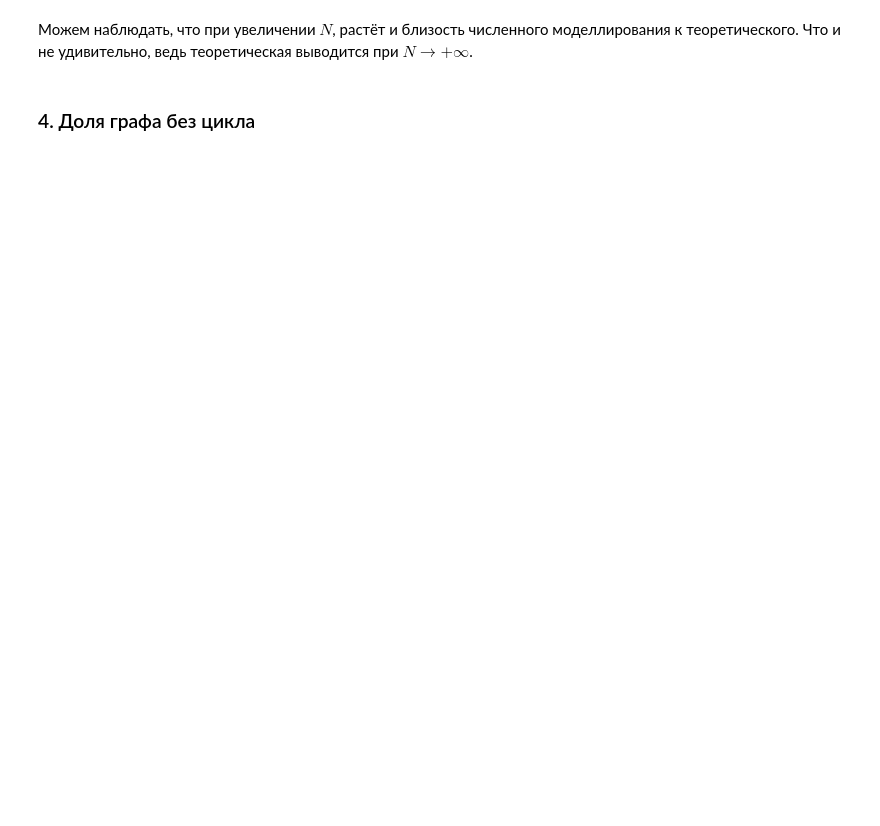
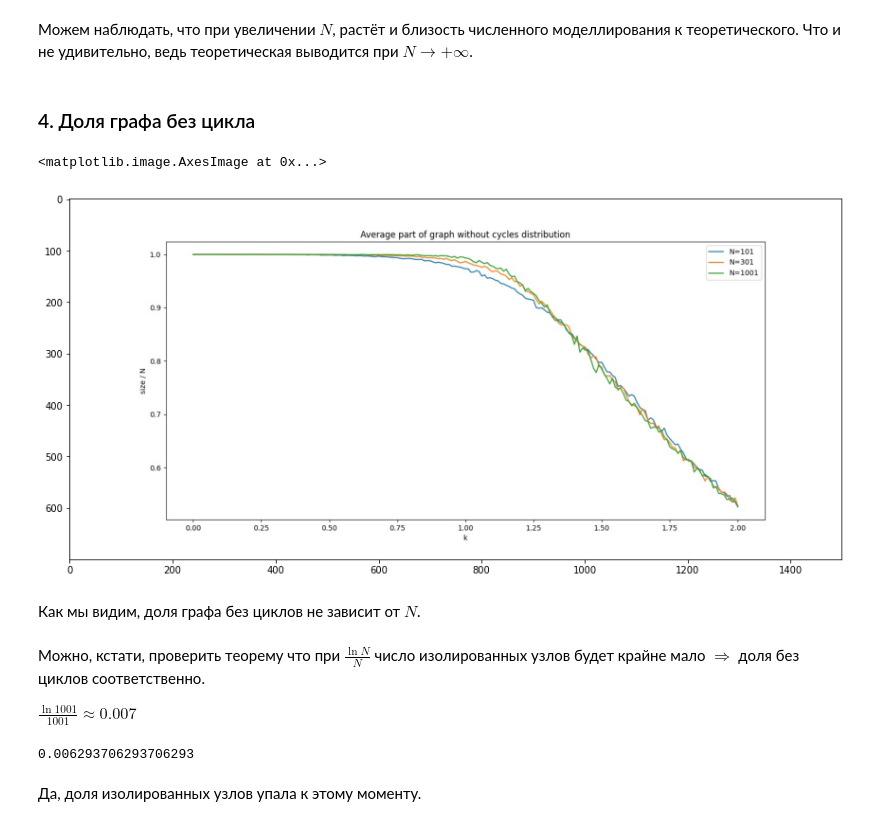
Before and after one commit to AndreyBychkov/SEIR_RandomNetworks, a Jupyter notebook: RandomNetworks.ipynb, the cells around one changed output. Drawn from its saved outputs; the diff is of its cells as text; code cells hidden in the pictures; blank space fills up the shorter version.

```diff
--- a/RandomNetworks.ipynb
+++ b/RandomNetworks.ipynb
@@ -226,3 +228,24 @@ plt.imshow(img)
 Что и не удивительно, ведь теоретическая выводится при $N \rightarrow +\infty$.
 # %% [markdown]
 ### 4. Доля графа без цикла
+# %%
+plt.figure(figsize=(15, 7))
+img = imread("images/4.jpg")
+plt.imshow(img)
+# %% [output]
+<matplotlib.image.AxesImage at 0x...>
+[figure, added]
+# %% [markdown]
+Как мы видим, доля графа без циклов не зависит от $N$.
+# %% [markdown]
+Можно, кстати, проверить теорему что при $\frac{\ln N}{N}$ число изолированных узлов будет крайне мало $\Rightarrow$ доля без циклов соответственно.
+
+$\frac{\ln 1001}{1001} \approx 0.007$
+# %%
+from rnets import get_average_part_of_graph_without_cycles
+
+get_average_part_of_graph_without_cycles(1001, 7, 10)
+# %% [output]
+0.006293706293706293
+# %% [markdown]
+Да, доля изолированных узлов упала к этому моменту.
```
Also changed, not shown: parts of 10 cells of this notebook, 2 other files.
